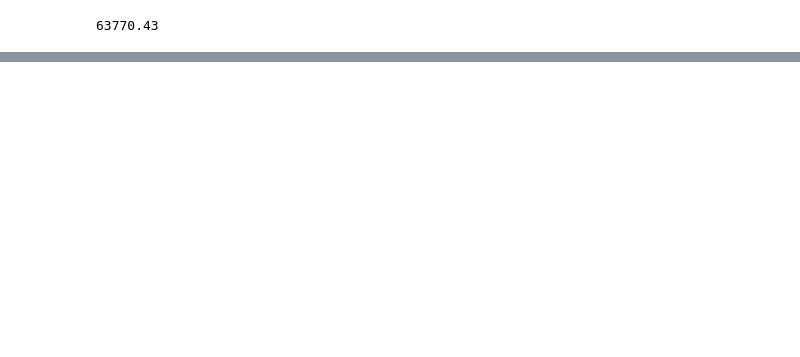
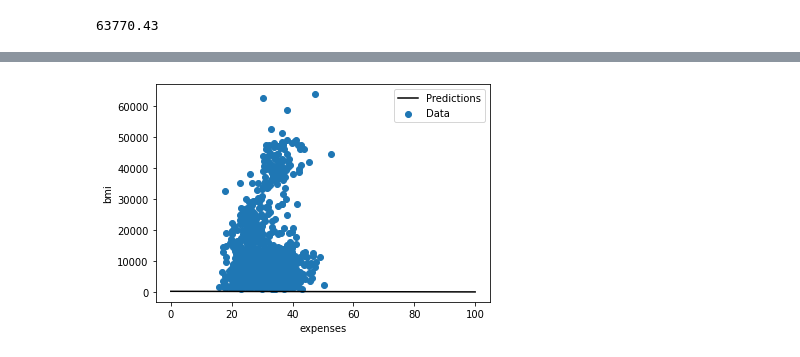
Before and after one commit to lilaceri/Working-with-data-, a Jupyter notebook: fcc_predict_health_costs_with_regression.ipynb, the cells around one changed output, grey strips where cells are left out. Cells and saved outputs as stored; diff of their text form; code cells hidden in the pictures; blank space fills up the shorter version.

```diff
--- a/fcc_predict_health_costs_with_regression.ipynb
+++ b/fcc_predict_health_costs_with_regression.ipynb
@@ -119,3 +120,70 @@ Name: age, Length: 1070, dtype: int64
 train_labels.max()
 # %% [output]
 63770.43
+# %%
+bmi = np.array(train_dataset['bmi'])
+bmi_normalizer = preprocessing.Normalization(input_shape=[1,])
+bmi_normalizer.adapt(bmi)
+
+bmi_model = tf.keras.Sequential([bmi_normalizer,layers.Dense(units=1)])
+bmi_model.summary()
+bmi_model.predict(bmi[:10])
+
+bmi_model.compile(
+    optimizer=tf.optimizers.Adam(learning_rate=0.1),
+    loss='mean_absolute_error')
+
+
+history = bmi_model.fit(
+    train_dataset['bmi'], train_labels,
+    epochs=100,
+    # suppress logging
+    verbose=0,
+    # Calculate validation results on 20% of the training data
+    validation_split = 0.2)
+
+hist = pd.DataFrame(history.history)
+hist['epoch'] = history.epoch
+hist.tail()
+
+
+def plot_loss(history):
+  plt.plot(history.history['loss'], label='loss')
+  plt.plot(history.history['val_loss'], label='val_loss')
+  # plt.ylim([0, 10])
+  plt.xlabel('Epoch')
+  plt.ylabel('Error [bmi]')
+  plt.legend()
+  plt.grid(True)
+
+# plot_loss(history)
+
+x = tf.linspace(0.0, 100, 101)
+y = bmi_model.predict(x)
+
+def plot_bmi(x, y):
+  plt.scatter(train_dataset['bmi'], train_labels, label='Data')
+  plt.plot(x, y, color='k', label='Predictions')
+  plt.xlabel('expenses')
+  plt.ylabel('bmi')
+  plt.legend()
+
+plot_bmi(x,y)
+
+train_dataset['sex'] = train_dataset['sex'].astype('category')
+train_dataset['smoker'] = train_dataset['smoker'].astype('category')
+train_dataset['region'] = train_dataset['region'].astype('category')
+
+train_dataset['sex'] = train_dataset['sex'].cat.codes
+train_dataset['smoker'] = train_dataset['smoker'].cat.codes
+train_dataset['region'] = train_dataset['region'].cat.codes
+train_dataset.head()
+
+test_dataset['sex'] = test_dataset['sex'].astype('category')
+test_dataset['smoker'] = test_dataset['smoker'].astype('category')
+test_dataset['region'] = test_dataset['region'].astype('category')
+
+test_dataset['sex'] = test_dataset['sex'].cat.codes
+test_dataset['smoker'] = test_dataset['smoker'].cat.codes
+test_dataset['region'] = test_dataset['region'].cat.codes
+# %% [output]
@@ -121,0 +221 @@ train_labels.max()
+[figure, added]
```
Also changed, not shown: parts of 5 cells of this notebook.
